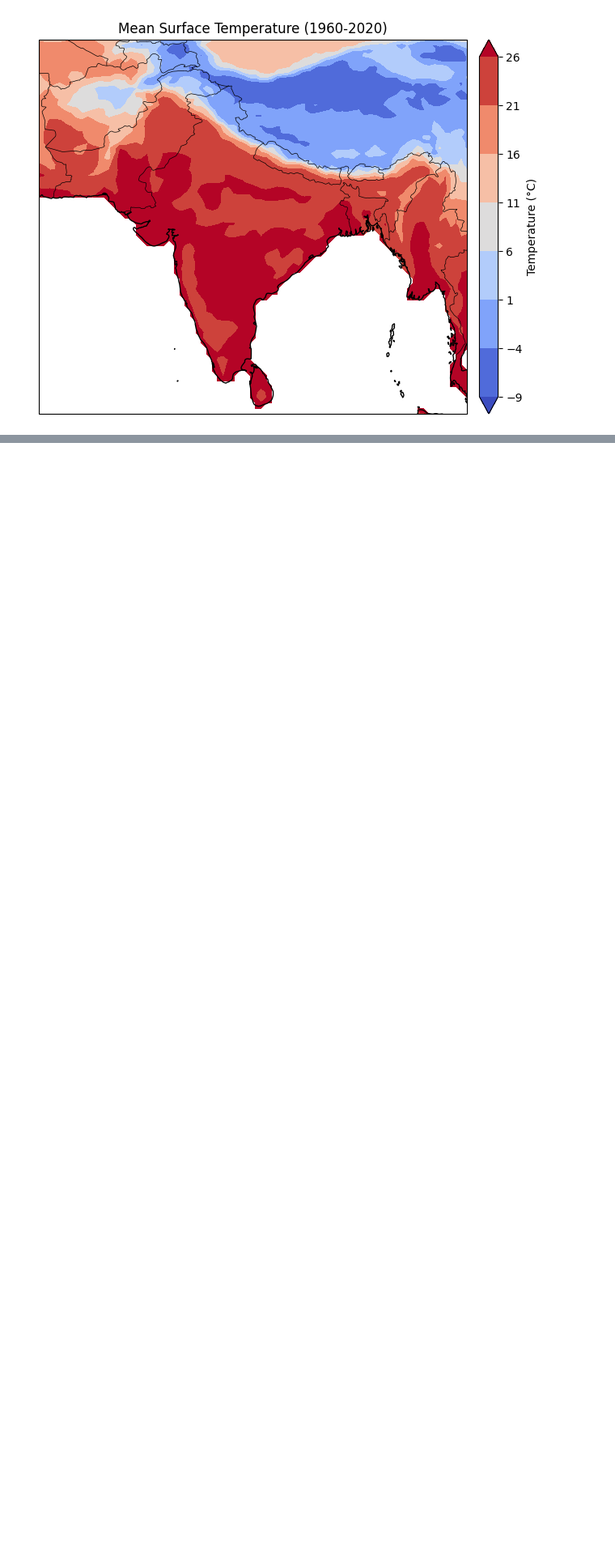
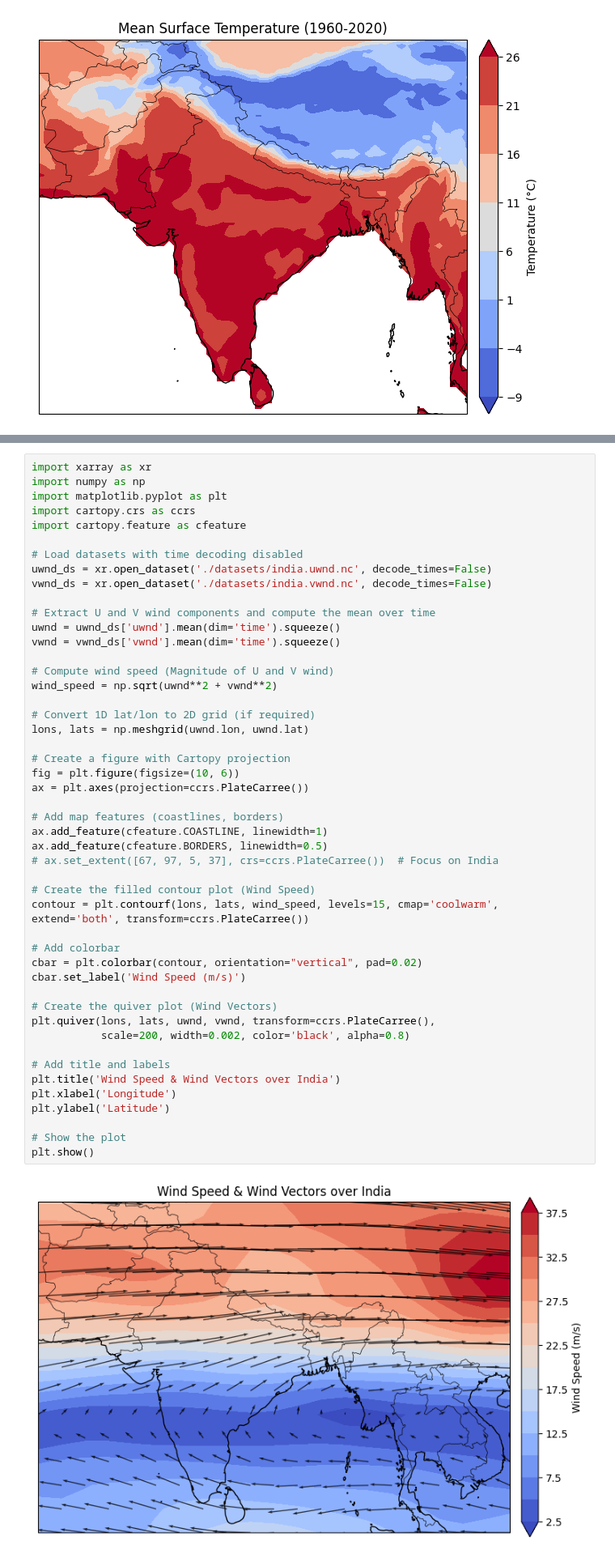
Before and after one commit to shiv3679/ClimGuide, a Jupyter notebook: test.ipynb, the cells around one changed output, grey strips where cells are left out. Shown at 81% size. Cells and saved outputs as stored; diff of their text form; blank space fills up the shorter version.

```diff
--- a/test.ipynb
+++ b/test.ipynb
@@ -428,0 +515,50 @@ plt.show()
+# %%
+import xarray as xr
+import numpy as np
+import matplotlib.pyplot as plt
+import cartopy.crs as ccrs
+import cartopy.feature as cfeature
+
+# Load datasets with time decoding disabled
+uwnd_ds = xr.open_dataset('./datasets/india.uwnd.nc', decode_times=False)
+vwnd_ds = xr.open_dataset('./datasets/india.vwnd.nc', decode_times=False)
+
+# Extract U and V wind components and compute the mean over time
+uwnd = uwnd_ds['uwnd'].mean(dim='time').squeeze()
+vwnd = vwnd_ds['vwnd'].mean(dim='time').squeeze()
+
+# Compute wind speed (Magnitude of U and V wind)
+wind_speed = np.sqrt(uwnd**2 + vwnd**2)
+
+# Convert 1D lat/lon to 2D grid (if required)
+lons, lats = np.meshgrid(uwnd.lon, uwnd.lat)
+
+# Create a figure with Cartopy projection
+fig = plt.figure(figsize=(10, 6))
+ax = plt.axes(projection=ccrs.PlateCarree())
+
+# Add map features (coastlines, borders)
+ax.add_feature(cfeature.COASTLINE, linewidth=1)
+ax.add_feature(cfeature.BORDERS, linewidth=0.5)
+# ax.set_extent([67, 97, 5, 37], crs=ccrs.PlateCarree())  # Focus on India
+
+# Create the filled contour plot (Wind Speed)
+contour = plt.contourf(lons, lats, wind_speed, levels=15, cmap='coolwarm', extend='both', transform=ccrs.PlateCarree())
+
+# Add colorbar
+cbar = plt.colorbar(contour, orientation="vertical", pad=0.02)
+cbar.set_label('Wind Speed (m/s)')
+
+# Create the quiver plot (Wind Vectors)
+plt.quiver(lons, lats, uwnd, vwnd, transform=ccrs.PlateCarree(),
+           scale=200, width=0.002, color='black', alpha=0.8)
+
+# Add title and labels
+plt.title('Wind Speed & Wind Vectors over India')
+plt.xlabel('Longitude')
+plt.ylabel('Latitude')
+
+# Show the plot
+plt.show()
+# %% [output]
+[figure, added]
```
Also changed, not shown: parts of 4 cells of this notebook, 1 other file.
